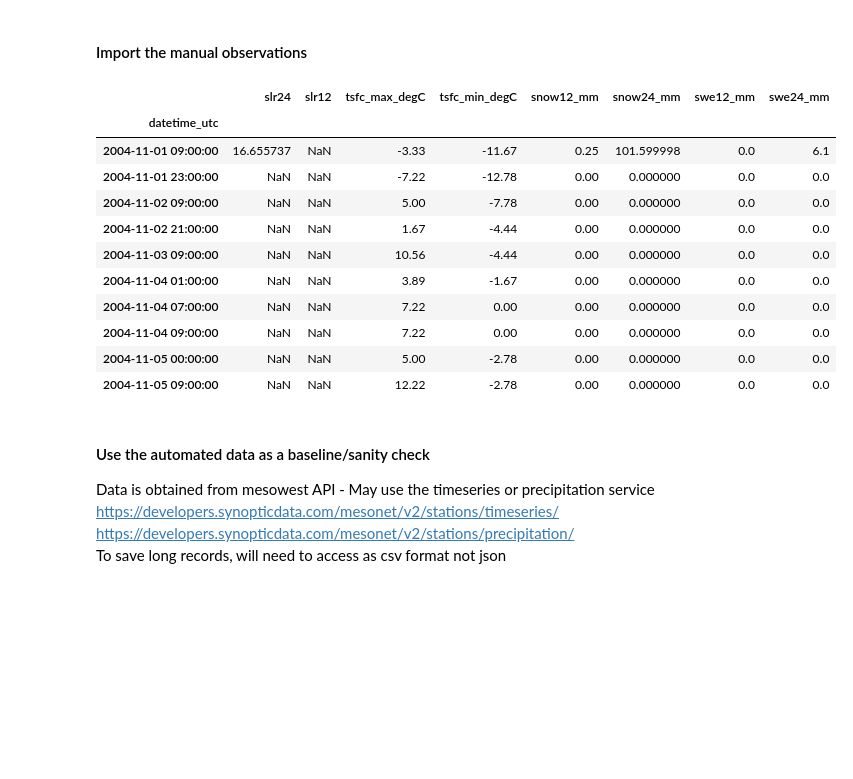
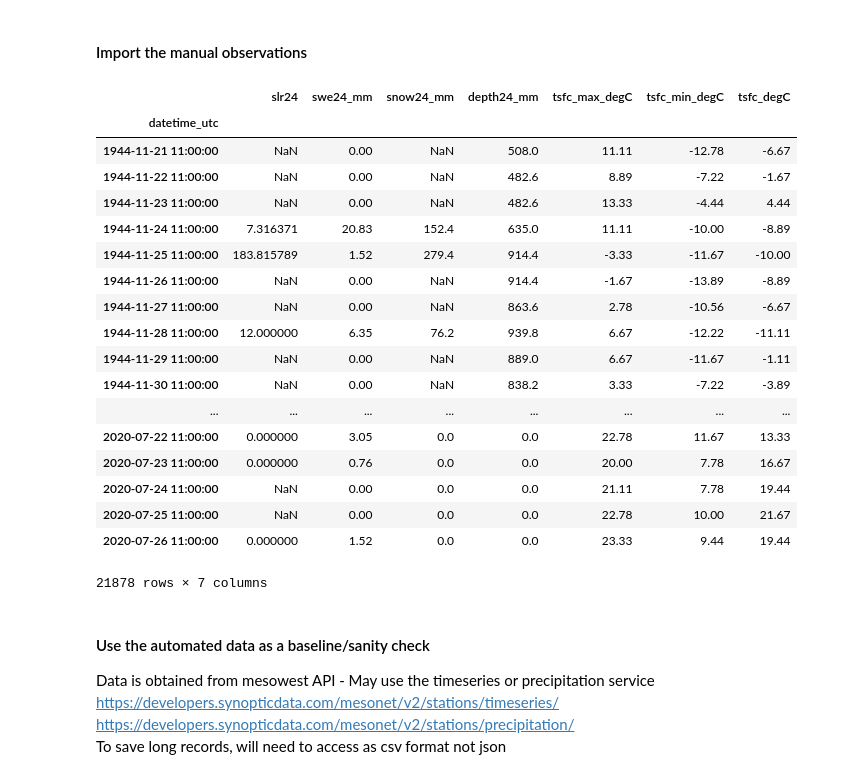
Before and after one commit to m-wessler/snow-liquid-ratio, a Jupyter notebook: data-tools/generic_data_ingest.ipynb, the cells around one changed output. Cells and saved outputs as stored; diff of their text form; code cells hidden in the pictures; blank space fills up the shorter version.

Commit message:
streamlined columns and dataset aggregation

```diff
--- a/data-tools/generic_data_ingest.ipynb
+++ b/data-tools/generic_data_ingest.ipynb
@@ -64,7 +64,7 @@ file_info = {
 # %% [markdown]
 #### Import the manual observations
 # %%
-site = 'AGD'
+site = 'ALTA'
 finfo = file_info[site]
 
 f = glob(obdir + '%s*.csv'%site)[0]
@@ -100,46 +100,58 @@ data_raw['datetime_utc'] = data_raw['datetime'] + timedelta(hours=finfo['tzinfo'
 
 # Clean things up
 data_raw = data_raw.set_index('datetime_utc')
+data_raw = data_raw.sort_index()
 data_raw = data_raw.drop(columns=[k for k in data_raw.keys() if (('date' in k)|('time' in k))])
 
 in_mm = 25.4
 cm_mm = 1/10
 m_mm = 1/1000
 
 for k in data_raw.keys():
     if k[-3:] == '_in':
         data_raw[k] *= in_mm
         data_raw = data_raw.rename(columns={k:k.replace('_in', '_mm')}).round(2)
     elif k[-3:] == '_cm':
         data_raw[k] *= cm_mm
         data_raw = data_raw.rename(columns={k:k.replace('_cm', '_mm')}).round(2)
     elif k[-2:] == '_m':
         data_raw[k] *= m_mm
         data_raw = data_raw.rename(columns={k:k.replace('_m', '_mm')}).round(2)
 
     elif k[-5:] == '_degF':
         data_raw[k] = (data_raw[k] - 32) * (5 / 9)
         data_raw = data_raw.rename(columns={k:k.replace('_degF', '_degC')}).round(2)
 
 intervals = [k.split('_')[0].replace('snow', '') for k in data_raw.keys() if ('snow' in k)]
 for i in intervals:
     data_raw.insert(0, 'slr'+i, data_raw['snow%s_mm'%i]/data_raw['swe%s_mm'%i])
     data_raw['slr'+i][np.isinf(data_raw['slr'+i])] = np.nan
 
-data_raw[:10]
+# print(data_raw.shape)
+# data_raw = data_raw.drop_duplicates()
+# print(data_raw.shape)
+
+data_raw
 # %% [output]
-|  | slr24 | slr12 | tsfc_max_degC | tsfc_min_degC | snow12_mm | snow24_mm | swe12_mm | swe24_mm |
-| datetime_utc |  |  |  |  |  |  |  |  |
-| 2004-11-01 09:00:00 | 16.655737 | NaN | -3.33 | -11.67 | 0.25 | 101.599998 | 0.0 | 6.1 |
-| 2004-11-01 23:00:00 | NaN | NaN | -7.22 | -12.78 | 0.00 | 0.000000 | 0.0 | 0.0 |
-| 2004-11-02 09:00:00 | NaN | NaN | 5.00 | -7.78 | 0.00 | 0.000000 | 0.0 | 0.0 |
-| 2004-11-02 21:00:00 | NaN | NaN | 1.67 | -4.44 | 0.00 | 0.000000 | 0.0 | 0.0 |
-| 2004-11-03 09:00:00 | NaN | NaN | 10.56 | -4.44 | 0.00 | 0.000000 | 0.0 | 0.0 |
-| 2004-11-04 01:00:00 | NaN | NaN | 3.89 | -1.67 | 0.00 | 0.000000 | 0.0 | 0.0 |
-| 2004-11-04 07:00:00 | NaN | NaN | 7.22 | 0.00 | 0.00 | 0.000000 | 0.0 | 0.0 |
-| 2004-11-04 09:00:00 | NaN | NaN | 7.22 | 0.00 | 0.00 | 0.000000 | 0.0 | 0.0 |
-| 2004-11-05 00:00:00 | NaN | NaN | 5.00 | -2.78 | 0.00 | 0.000000 | 0.0 | 0.0 |
-| 2004-11-05 09:00:00 | NaN | NaN | 12.22 | -2.78 | 0.00 | 0.000000 | 0.0 | 0.0 |
+|  | slr24 | swe24_mm | snow24_mm | depth24_mm | tsfc_max_degC | tsfc_min_degC | tsfc_degC |
+| datetime_utc |  |  |  |  |  |  |  |
+| 1944-11-21 11:00:00 | NaN | 0.00 | NaN | 508.0 | 11.11 | -12.78 | -6.67 |
+| 1944-11-22 11:00:00 | NaN | 0.00 | NaN | 482.6 | 8.89 | -7.22 | -1.67 |
+| 1944-11-23 11:00:00 | NaN | 0.00 | NaN | 482.6 | 13.33 | -4.44 | 4.44 |
+| 1944-11-24 11:00:00 | 7.316371 | 20.83 | 152.4 | 635.0 | 11.11 | -10.00 | -8.89 |
+| 1944-11-25 11:00:00 | 183.815789 | 1.52 | 279.4 | 914.4 | -3.33 | -11.67 | -10.00 |
+| 1944-11-26 11:00:00 | NaN | 0.00 | NaN | 914.4 | -1.67 | -13.89 | -8.89 |
+| 1944-11-27 11:00:00 | NaN | 0.00 | NaN | 863.6 | 2.78 | -10.56 | -6.67 |
+| 1944-11-28 11:00:00 | 12.000000 | 6.35 | 76.2 | 939.8 | 6.67 | -12.22 | -11.11 |
+| 1944-11-29 11:00:00 | NaN | 0.00 | NaN | 889.0 | 6.67 | -11.67 | -1.11 |
+| 1944-11-30 11:00:00 | NaN | 0.00 | NaN | 838.2 | 3.33 | -7.22 | -3.89 |
+| ... | ... | ... | ... | ... | ... | ... | ... |
+| 2020-07-22 11:00:00 | 0.000000 | 3.05 | 0.0 | 0.0 | 22.78 | 11.67 | 13.33 |
+| 2020-07-23 11:00:00 | 0.000000 | 0.76 | 0.0 | 0.0 | 20.00 | 7.78 | 16.67 |
+| 2020-07-24 11:00:00 | NaN | 0.00 | 0.0 | 0.0 | 21.11 | 7.78 | 19.44 |
+| 2020-07-25 11:00:00 | NaN | 0.00 | 0.0 | 0.0 | 22.78 | 10.00 | 21.67 |
+| 2020-07-26 11:00:00 | 0.000000 | 1.52 | 0.0 | 0.0 | 23.33 | 9.44 | 19.44 |
+21878 rows × 7 columns
 # %% [markdown]
 #### Use the automated data as a baseline/sanity check
 Data is obtained from mesowest API - May use the timeseries or precipitation service<br>
```
Also changed, not shown: parts of 5 cells of this notebook, 2 other files.
